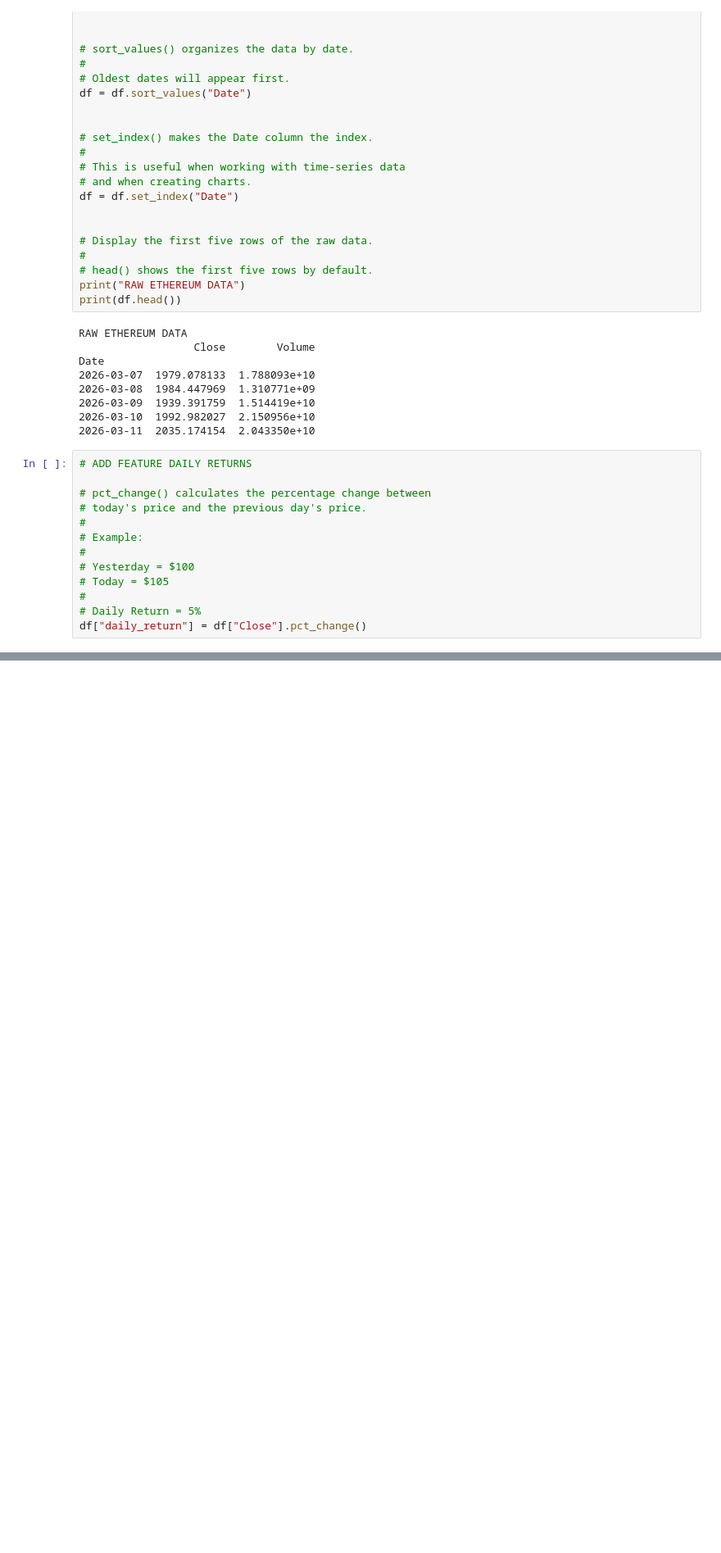
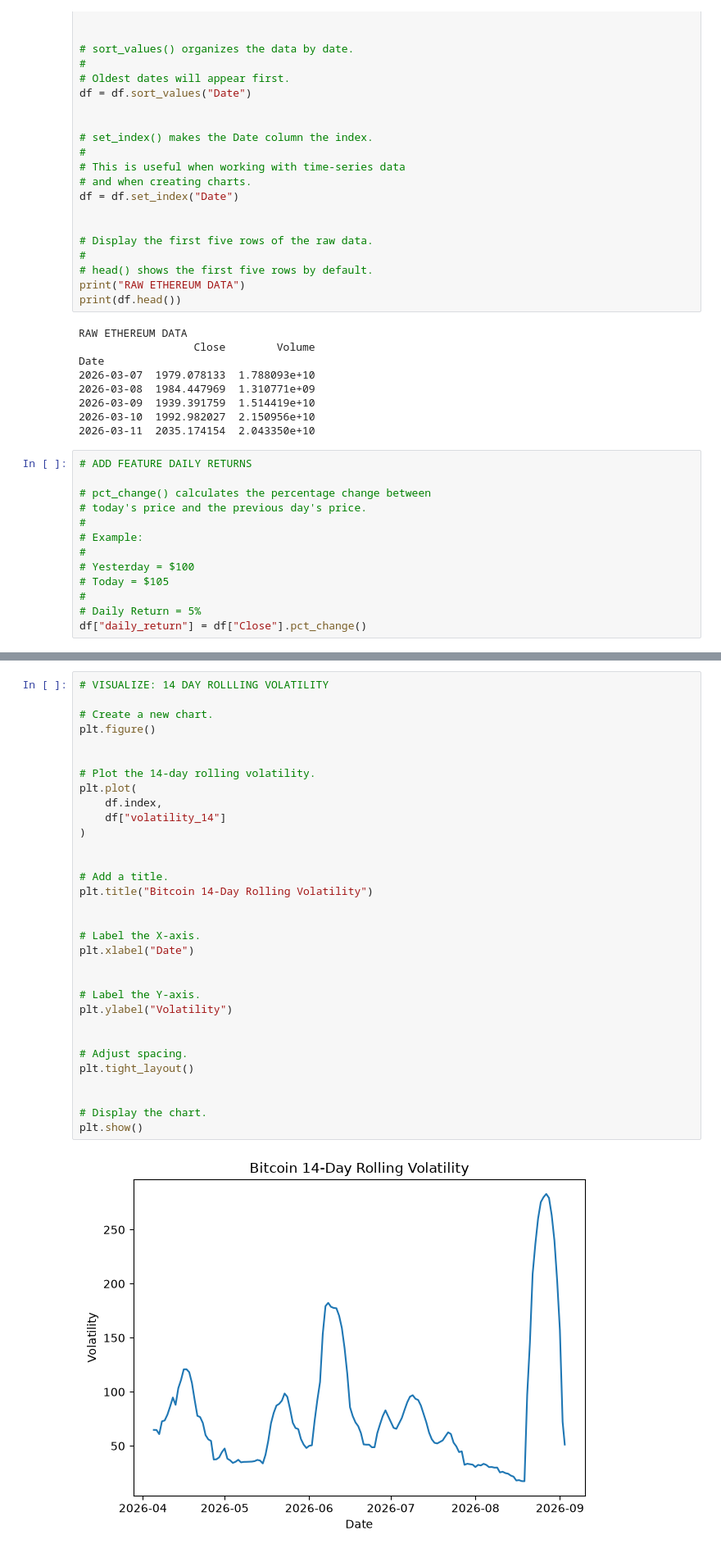
Before and after one commit to AARodgers/coding_notes, a Jupyter notebook: crypto_class/Week5_Homework.ipynb, the cells around one changed output, grey strips where cells are left out. Shown at 82% size. Drawn from its saved outputs; the diff is of its cells as text; blank space fills up the shorter version.

```diff
--- a/crypto_class/Week5_Homework.ipynb
+++ b/crypto_class/Week5_Homework.ipynb
@@ -498,0 +715,34 @@ df["daily_return"] = df["Close"].pct_change()
+# %%
+# VISUALIZE: 14 DAY ROLLLING VOLATILITY
+
+# Create a new chart.
+plt.figure()
+
+
+# Plot the 14-day rolling volatility.
+plt.plot(
+    df.index,
+    df["volatility_14"]
+)
+
+
+# Add a title.
+plt.title("Bitcoin 14-Day Rolling Volatility")
+
+
+# Label the X-axis.
+plt.xlabel("Date")
+
+
+# Label the Y-axis.
+plt.ylabel("Volatility")
+
+
+# Adjust spacing.
+plt.tight_layout()
+
+
+# Display the chart.
+plt.show()
+# %% [output]
+[figure, added]
```
Also changed, not shown: parts of 7 cells of this notebook.
